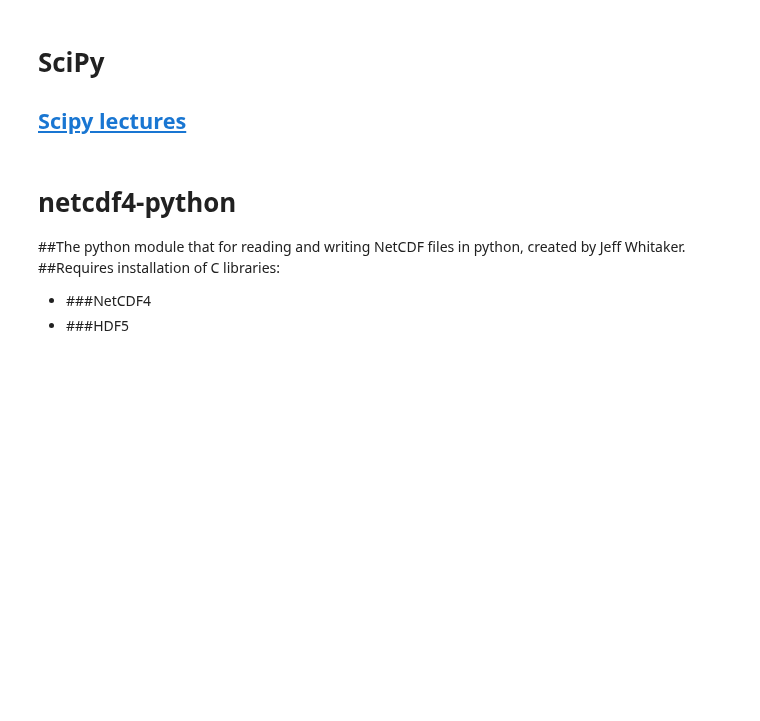
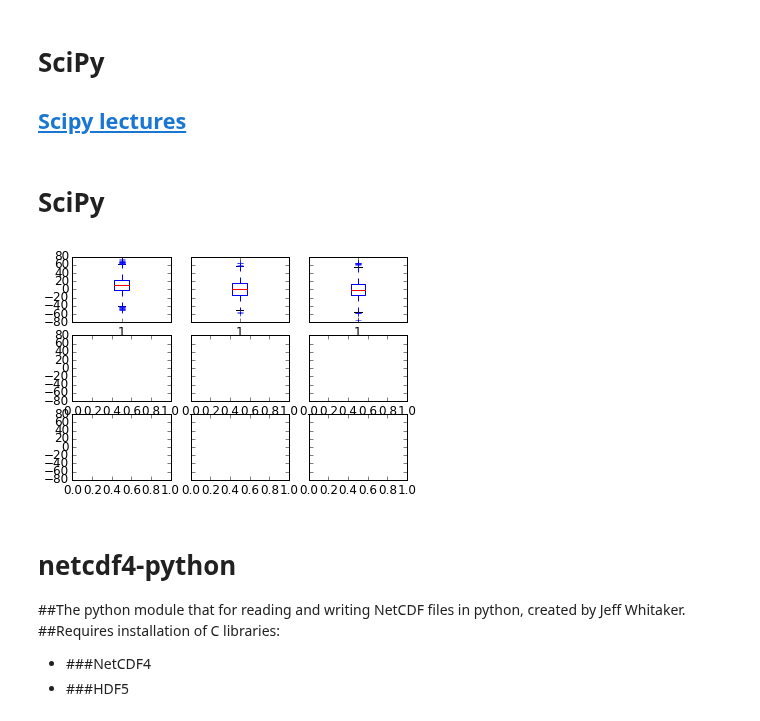
Before and after one commit to guziy/guziy.github.io, a Jupyter notebook: CNRCWP_student_workshop_2013-12-17/Python_CNRCWP_tutorial.ipynb, the cells around one changed output. Drawn from its saved outputs; the diff is of its cells as text; code cells hidden in the pictures; blank space fills up the shorter version.

```diff
--- a/CNRCWP_student_workshop_2013-12-17/Python_CNRCWP_tutorial.ipynb
+++ b/CNRCWP_student_workshop_2013-12-17/Python_CNRCWP_tutorial.ipynb
@@ -223,6 +228,19 @@ SciPy
 =======
 
 ## [Scipy lectures](http://scipy-lectures.github.io/)
+# %% [markdown]
+SciPy
+=======
+# %%
+from scipy.stats import norm
+x = norm.rvs(loc = 10, scale = 20, size=2000)
+
+fig, axes = plt.subplots(3,3, sharey=True)
+axes[0, 0].boxplot(x);
+axes[0, 1].boxplot(norm.rvs(loc=1, scale = 20, size=2000));
+axes[0, 2].boxplot(norm.rvs(loc=0, scale = 20, size=2000));
+# %% [output]
+[figure, added]
 # %% [markdown]
 netcdf4-python
 =================
```
Also changed, not shown: parts of 8 cells of this notebook, 1 other file.
